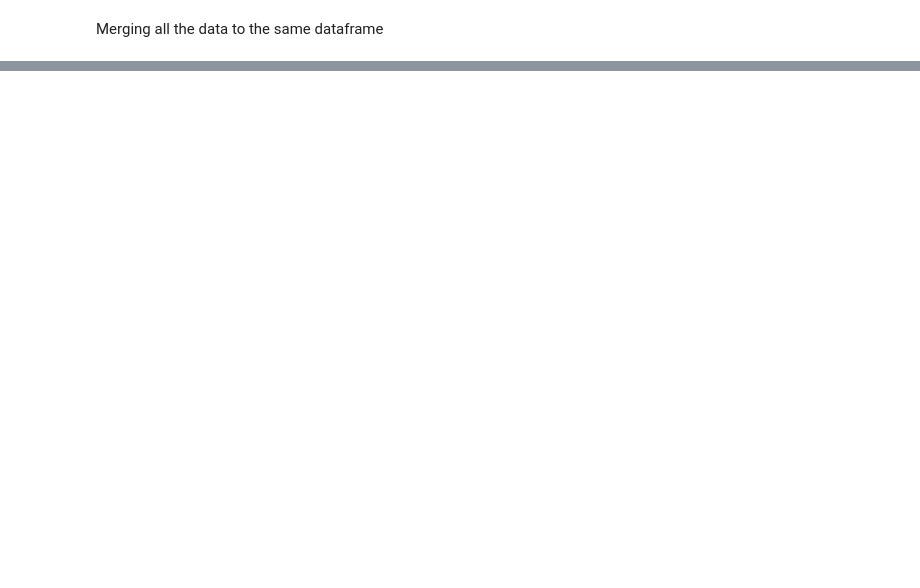
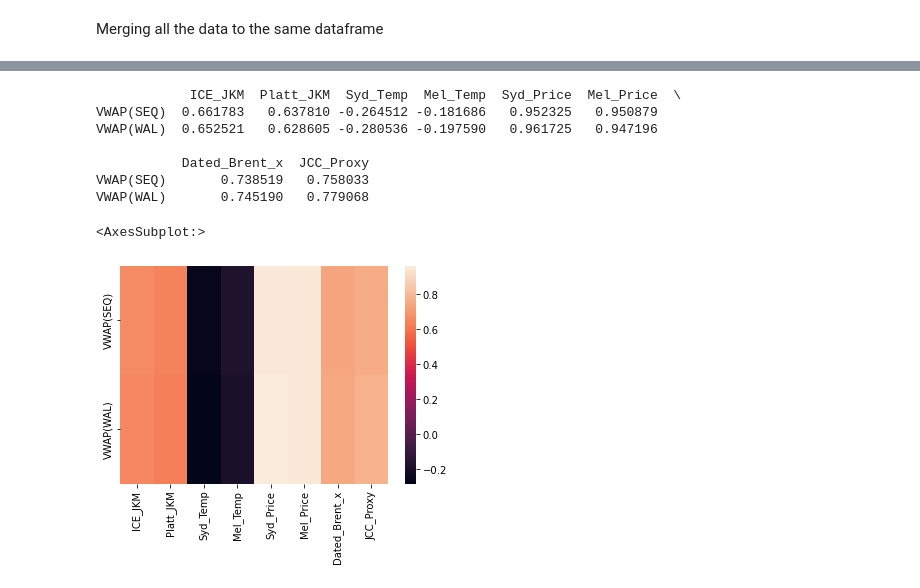
Before and after one commit to obesteloe/lng_forecast, a Jupyter notebook: analysis_playground.ipynb, the cells around one changed output, grey strips where cells are left out. Drawn from its saved outputs; the diff is of its cells as text; code cells hidden in the pictures; blank space fills up the shorter version.

```diff
--- a/analysis_playground.ipynb
+++ b/analysis_playground.ipynb
@@ -225,0 +416,5 @@ plt.show()
+# %%
+df_lagged = df.copy()
+
+for i in range(1,8):
+    df_lagged[('Date' + str(i))] = df_lagged['Date'] - datetime.timedelta(days = i)
@@ -225,0 +437,17 @@ plt.show()
+# %%
+target_lagged1 = df_lagged[['VWAP(SEQ)', 'VWAP(WAL)', 'Date1']]
+lag1 = target_lagged1.merge(df.drop(['VWAP(WAL)', 'VWAP(SEQ)'], axis = 1), how = 'inner', left_on= 'Date1', right_on= 'Date')
+print(lag1.corr().iloc[0:2, 2:])
+
+sns.heatmap(lag1.corr().iloc[0:2, 2:])
+# sns.heatmap(lag1.corr())
+# %% [output]
+            ICE_JKM  Platt_JKM  Syd_Temp  Mel_Temp  Syd_Price  Mel_Price  \
+VWAP(SEQ)  0.661783   0.637810 -0.264512 -0.181686   0.952325   0.950879
+VWAP(WAL)  0.652521   0.628605 -0.280536 -0.197590   0.961725   0.947196
+
+           Dated_Brent_x  JCC_Proxy
+VWAP(SEQ)       0.738519   0.758033
+VWAP(WAL)       0.745190   0.779068
+<AxesSubplot:>
+[figure, added]
```
Also changed, not shown: parts of 32 cells of this notebook, 20 other files.
